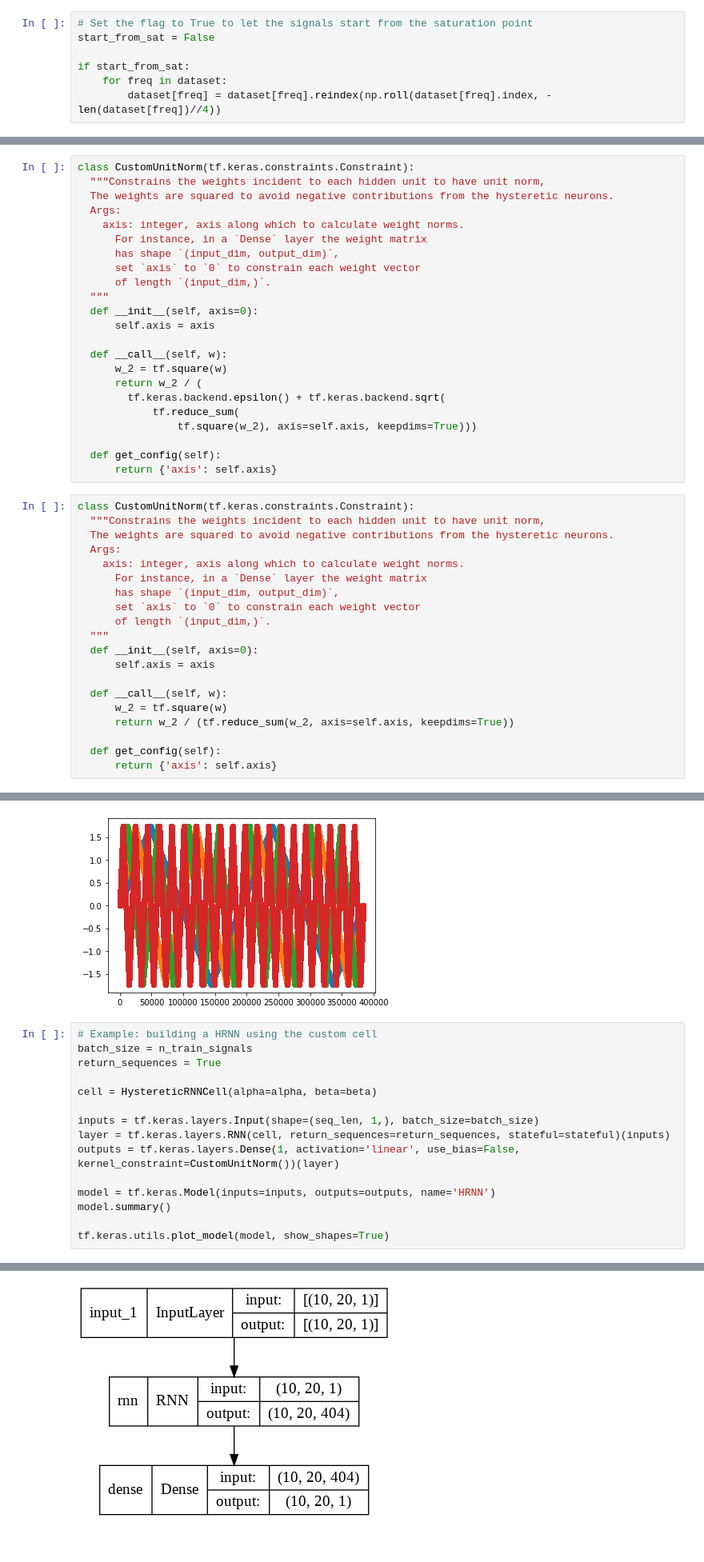
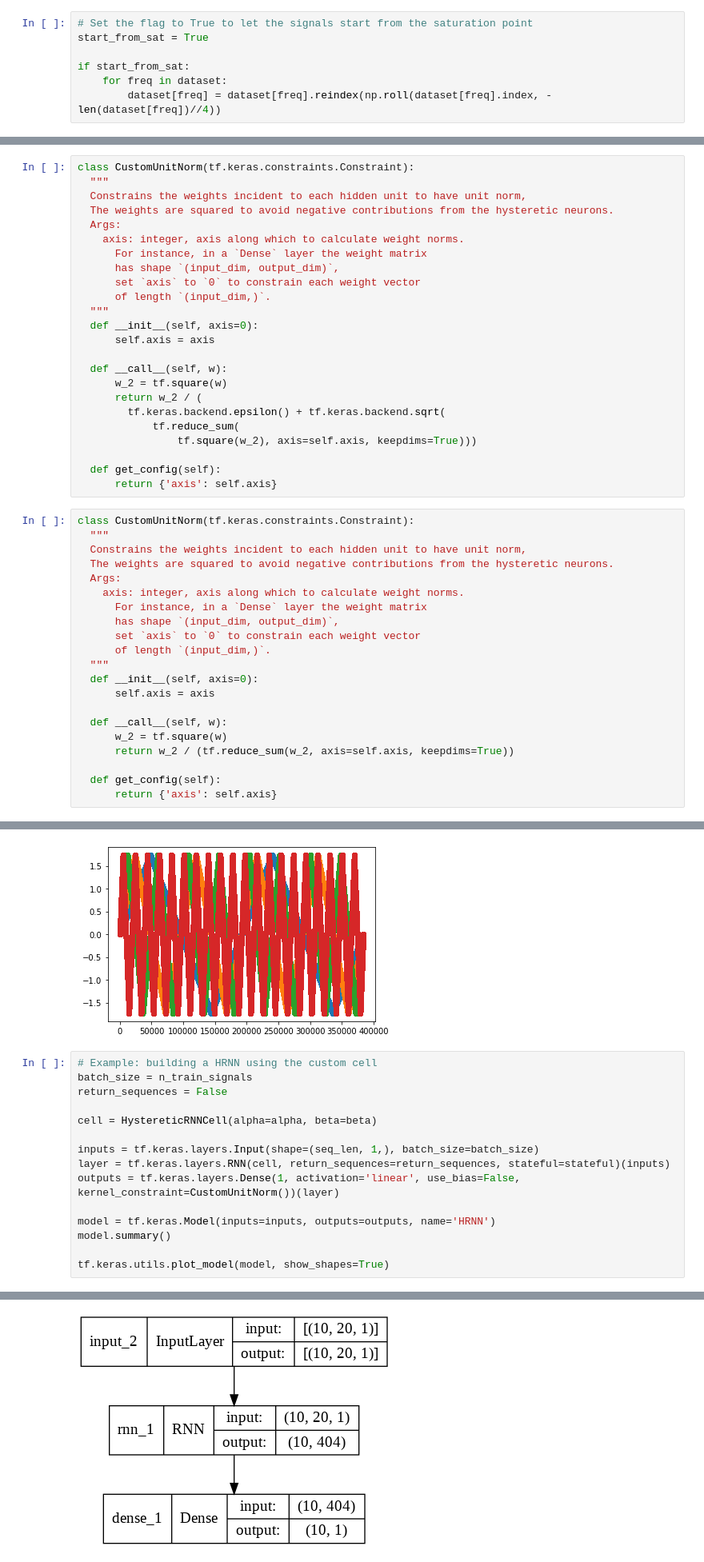
Before and after one commit to olivieromassi/Hysteresis-Modelling-with-Neural-Networks, a Jupyter notebook: HRNNModelTraining.ipynb, the cells around one changed output, grey strips where cells are left out. Shown at 80% size. Drawn from its saved outputs; the diff is of its cells as text.

```diff
--- a/HRNNModelTraining.ipynb
+++ b/HRNNModelTraining.ipynb
@@ -59,7 +59,7 @@ dataset = collections.OrderedDict(sorted(dataset.items(), key=lambda t: t[1].sha
 Roll the signals to let them start from the Saturation value (rolling back $1/4$ of a period)
 # %%
 # Set the flag to True to let the signals start from the saturation point
-start_from_sat = False
+start_from_sat = True
 
 if start_from_sat:
     for freq in dataset:
@@ -183,7 +183,8 @@ beta = np.array(beta)
 Implementing a Custom Kernel Constraint to normalize the output layer weights sum to one and to square them.
 # %%
 class CustomUnitNorm(tf.keras.constraints.Constraint):
-  """Constrains the weights incident to each hidden unit to have unit norm,
+  """
+  Constrains the weights incident to each hidden unit to have unit norm,
   The weights are squared to avoid negative contributions from the hysteretic neurons.
   Args:
     axis: integer, axis along which to calculate weight norms.
@@ -206,7 +207,8 @@ class CustomUnitNorm(tf.keras.constraints.Constraint):
       return {'axis': self.axis}
 # %%
 class CustomUnitNorm(tf.keras.constraints.Constraint):
-  """Constrains the weights incident to each hidden unit to have unit norm,
+  """
+  Constrains the weights incident to each hidden unit to have unit norm,
   The weights are squared to avoid negative contributions from the hysteretic neurons.
   Args:
     axis: integer, axis along which to calculate weight norms.
@@ -383,7 +423,7 @@ plt.scatter(np.arange(0, 384000, 1), x4_axis)
 # %%
 # Example: building a HRNN using the custom cell
 batch_size = n_train_signals
-return_sequences = True
+return_sequences = False
 
 cell = HystereticRNNCell(alpha=alpha, beta=beta)
 
@@ -408,10 +448,10 @@ _________________________________________________________________
 
 =================================================================
 Total params: 1,212
 Trainable params: 404
 Non-trainable params: 808
 _________________________________________________________________
-[figure, old version]
+[figure, new version]
 # %%
 # Optimization parameters
 
```
Also changed, not shown: parts of 11 cells of this notebook.
